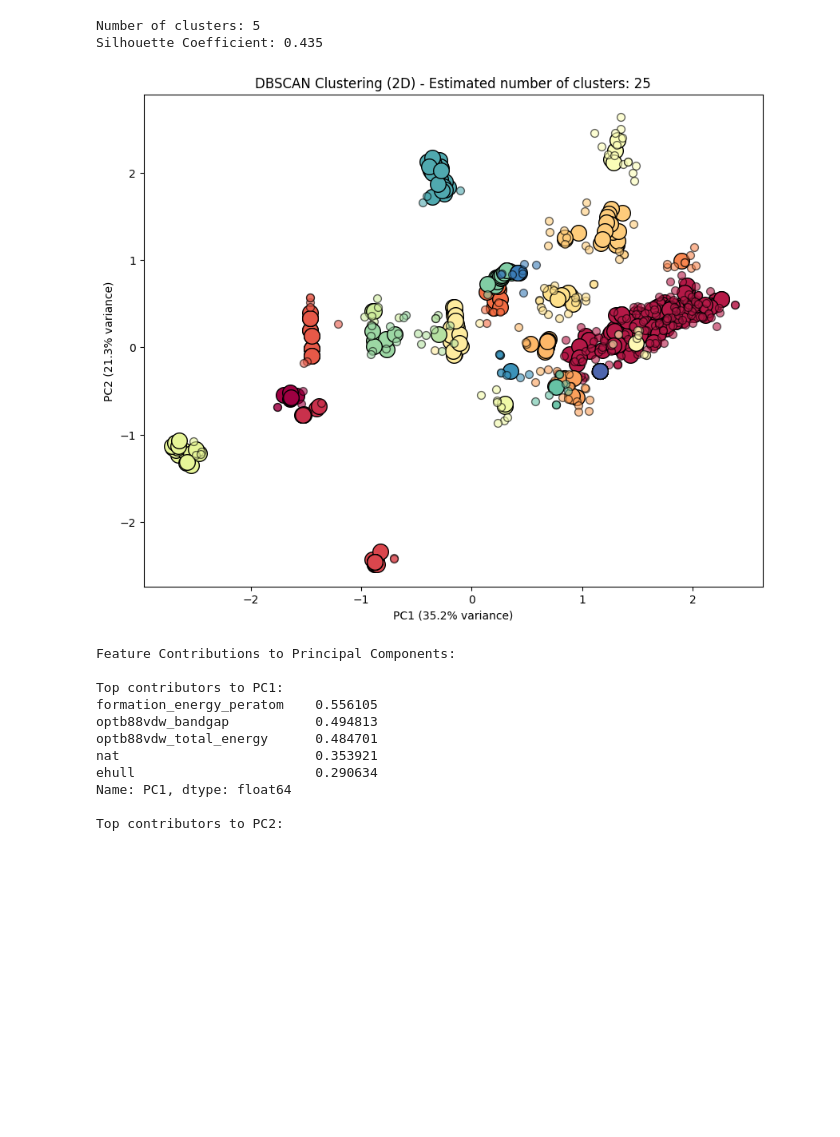
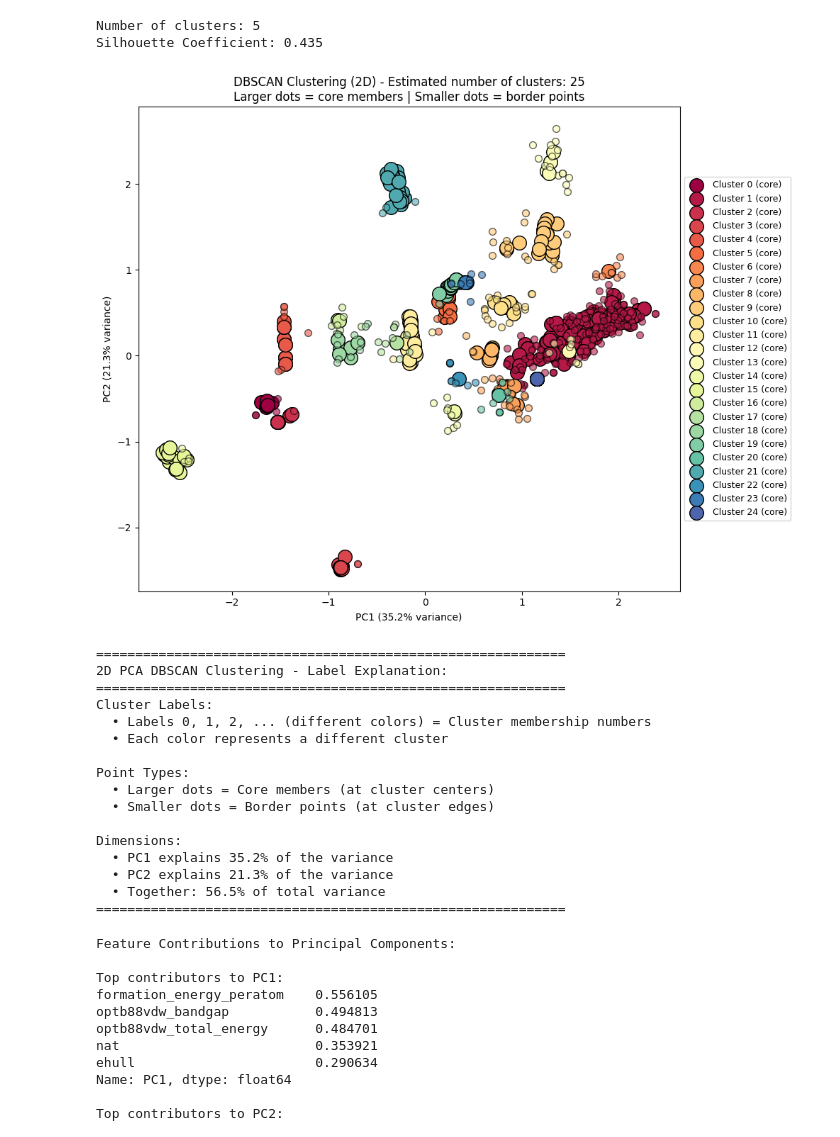
Before and after one commit to mariapasaylo/LUMENS-PV, a Jupyter notebook: ml_classifiers/DBScan.ipynb, the cells around one changed output. Cells and saved outputs as stored; diff of their text form; code cells hidden in the pictures; blank space fills up the shorter version.

Commit message:
Updated DBSCAN plots

```diff
--- a/ml_classifiers/DBScan.ipynb
+++ b/ml_classifiers/DBScan.ipynb
@@ -240,33 +240,67 @@ Silhouette Coefficient: 0.435
 # %%
 #Apply PCA to reduce to 2 dimensions for visualization
 from sklearn.decomposition import PCA
 import matplotlib.pyplot as plt
 
 pca = PCA(n_components=2)
 df_pca = pca.fit_transform(df_scaled)
 df_pca = pd.DataFrame(df_pca, columns=['PC1', 'PC2'])
 
 #plotting the clusters in PCA space in 2D (hiding noise points)
 fig = plt.figure(figsize=(10, 8))
 ax = fig.add_subplot(111)
 
 unique_labels = set(labels) #get unique cluster labels
 colors = [plt.cm.Spectral(each) for each in np.linspace(0, 1, len(unique_labels))] #generate distinct colors for each cluster
 for k, col in zip(unique_labels, colors):
     if k == -1:
         continue  # Skip noise points
     class_member_mask = (labels == k) #create a mask to identify points belonging to the current cluster
     xy = df_pca[class_member_mask & core_samples_mask] #get core samples of the current cluster
     ax.scatter(xy.iloc[:, 0], xy.iloc[:, 1], c=[tuple(col)], marker='o', s=200, edgecolors='k', label=f'Cluster {k} (core)') #plot core samples
     xy = df_pca[class_member_mask & ~core_samples_mask] #get non-core samples of the current cluster
     ax.scatter(xy.iloc[:, 0], xy.iloc[:, 1], c=[tuple(col)], marker='o', s=50, edgecolors='k', alpha=0.6) #plot non-core samples
 
-ax.set_title('DBSCAN Clustering (2D) - Estimated number of clusters: %d' % n_clusters_) #set title with number of clusters
+ax.set_title('DBSCAN Clustering (2D) - Estimated number of clusters: %d\nLarger dots = core members | Smaller dots = border points' % n_clusters_) #set title with number of clusters
 ax.set_xlabel('PC1 (%.1f%% variance)' % (pca.explained_variance_ratio_[0]*100))
 ax.set_ylabel('PC2 (%.1f%% variance)' % (pca.explained_variance_ratio_[1]*100))
+ax.legend(loc='center left', bbox_to_anchor=(1, 0.5), fontsize=9)
+plt.tight_layout()
 plt.show() #display the plot
+
+# Print label explanation for 2D plot
+print("\n" + "="*60)
+print("2D PCA DBSCAN Clustering - Label Explanation:")
+print("="*60)
+print(f"Cluster Labels:")
+print(f"  • Labels 0, 1, 2, ... (different colors) = Cluster membership numbers")
+print(f"  • Each color represents a different cluster")
+print(f"\nPoint Types:")
+print(f"  • Larger dots = Core members (at cluster centers)")
+print(f"  • Smaller dots = Border points (at cluster edges)")
+print(f"\nDimensions:")
+print(f"  • PC1 explains {pca.explained_variance_ratio_[0]*100:.1f}% of the variance")
+print(f"  • PC2 explains {pca.explained_variance_ratio_[1]*100:.1f}% of the variance")
+print(f"  • Together: {(pca.explained_variance_ratio_[0] + pca.explained_variance_ratio_[1])*100:.1f}% of total variance")
+print("="*60)
 # %% [output]
-[figure, old version]
+[figure, new version]
+============================================================
+2D PCA DBSCAN Clustering - Label Explanation:
+============================================================
+Cluster Labels:
+  • Labels 0, 1, 2, ... (different colors) = Cluster membership numbers
+  • Each color represents a different cluster
+
+Point Types:
+  • Larger dots = Core members (at cluster centers)
+  • Smaller dots = Border points (at cluster edges)
+
+Dimensions:
+  • PC1 explains 35.2% of the variance
+  • PC2 explains 21.3% of the variance
+  • Together: 56.5% of total variance
+============================================================
 # %%
 # Show feature contributions to principal components
 components_df = pd.DataFrame(
```
Also changed, not shown: parts of 1 cell of this notebook.
